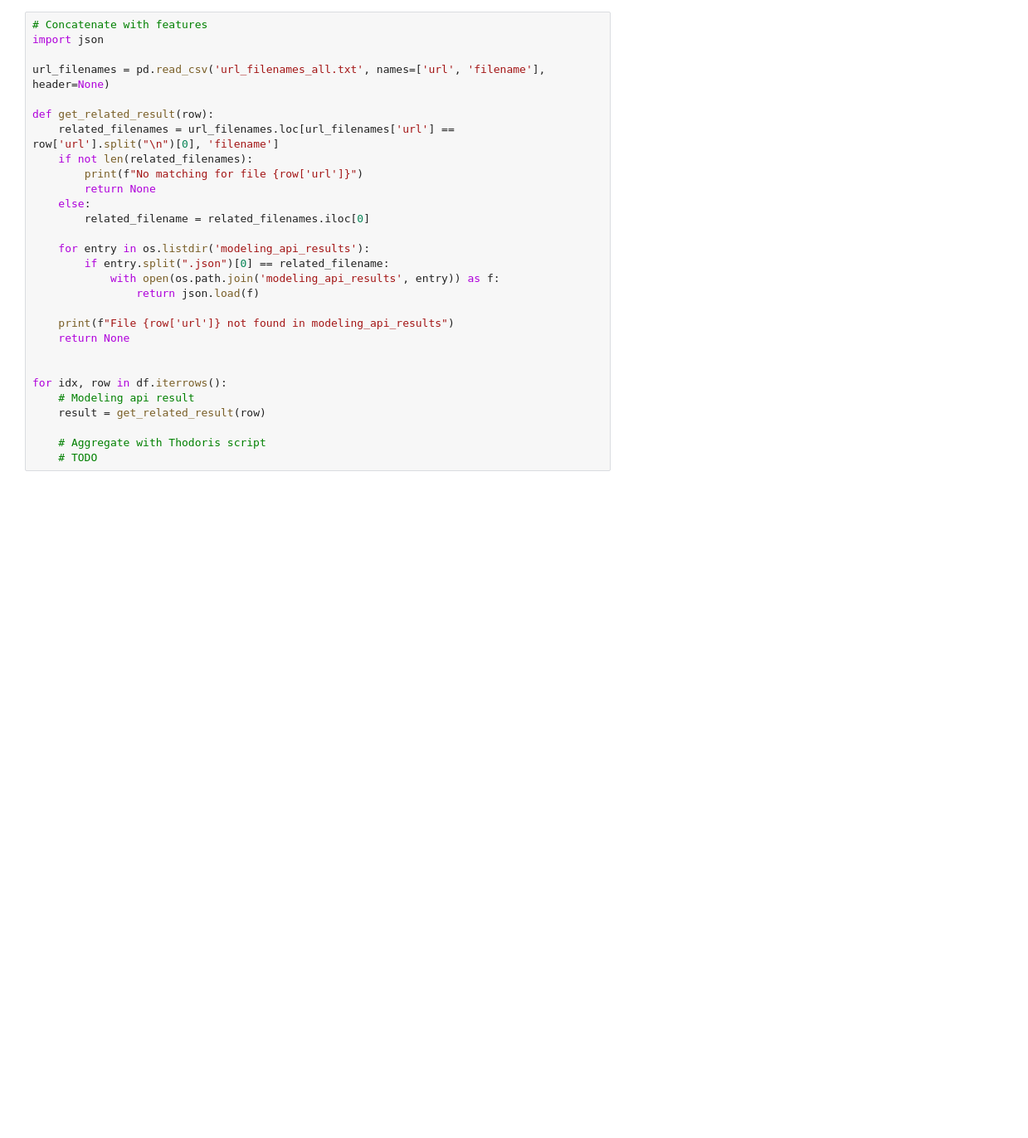
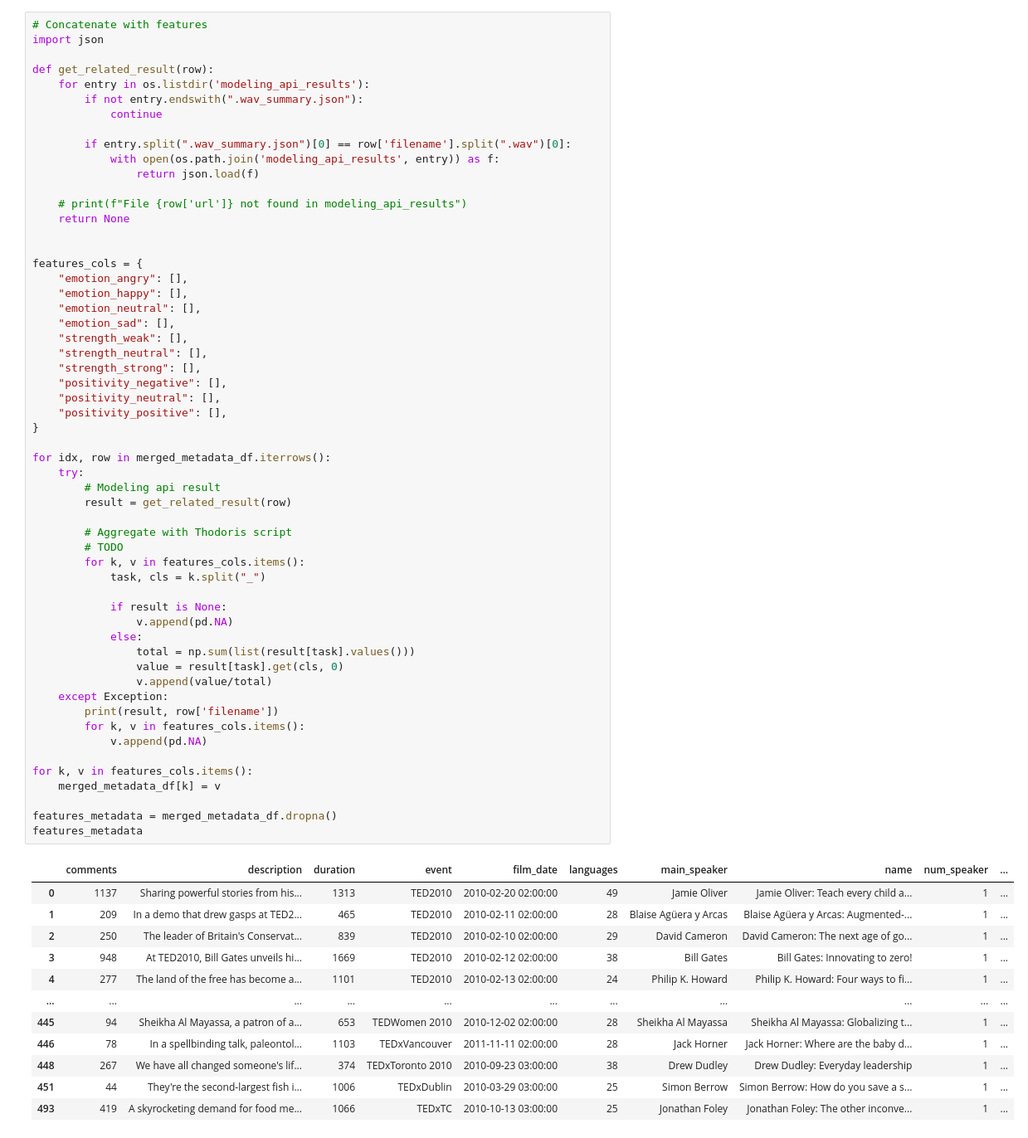
Before and after one commit to BehavioralSignalTechnologies/speaker_popularity, a Jupyter notebook: scripts/experiment_0.ipynb, the cells around one changed output. Shown at 83% size. Drawn from its saved outputs; the diff is of its cells as text; blank space fills up the shorter version.

```diff
--- a/scripts/experiment_0.ipynb
+++ b/scripts/experiment_0.ipynb
@@ -68,30 +85,69 @@ df['log_views_norm_cat'] = df['log_views_norm'].apply(map_to_label)
 # %%
 # Concatenate with features
 import json
 
-url_filenames = pd.read_csv('url_filenames_all.txt', names=['url', 'filename'], header=None)
+def get_related_result(row):
+    for entry in os.listdir('modeling_api_results'):
+        if not entry.endswith(".wav_summary.json"):
+            continue
 
-def get_related_result(row):
-    related_filenames = url_filenames.loc[url_filenames['url'] == row['url'].split("\n")[0], 'filename']
-    if not len(related_filenames):
-        print(f"No matching for file {row['url']}")
-        return None
-    else:
-        related_filename = related_filenames.iloc[0]
-
-    for entry in os.listdir('modeling_api_results'):
-        if entry.split(".json")[0] == related_filename:
+        if entry.split(".wav_summary.json")[0] == row['filename'].split(".wav")[0]:
             with open(os.path.join('modeling_api_results', entry)) as f:
                 return json.load(f)
 
-    print(f"File {row['url']} not found in modeling_api_results")
+    # print(f"File {row['url']} not found in modeling_api_results")
     return None
 
 
-for idx, row in df.iterrows():
-    # Modeling api result
-    result = get_related_result(row)
+features_cols = {
+    "emotion_angry": [],
+    "emotion_happy": [],
+    "emotion_neutral": [],
+    "emotion_sad": [],
+    "strength_weak": [],
+    "strength_neutral": [],
+    "strength_strong": [],
+    "positivity_negative": [],
+    "positivity_neutral": [],
+    "positivity_positive": [],
+}
 
-    # Aggregate with Thodoris script
-    # TODO
+for idx, row in merged_metadata_df.iterrows():
+    try:
+        # Modeling api result
+        result = get_related_result(row)
+
+        # Aggregate with Thodoris script
+        # TODO
+        for k, v in features_cols.items():
+            task, cls = k.split("_")
+
+            if result is None:
+                v.append(pd.NA)
+            else:
+                total = np.sum(list(result[task].values()))
+                value = result[task].get(cls, 0)
+                v.append(value/total)
+    except Exception:
+        print(result, row['filename'])
+        for k, v in features_cols.items():
+            v.append(pd.NA)
+
+for k, v in features_cols.items():
+    merged_metadata_df[k] = v
+
+features_metadata = merged_metadata_df.dropna()
+features_metadata
 # %% [output]
+|  | comments | description | duration | event | film_date | languages | main_speaker | name | num_speaker | ... |
+| 0 | 1137 | Sharing powerful stories from his... | 1313 | TED2010 | 2010-02-20 02:00:00 | 49 | Jamie Oliver | Jamie Oliver: Teach every child a... | 1 | ... |
+| 1 | 209 | In a demo that drew gasps at TED2... | 465 | TED2010 | 2010-02-11 02:00:00 | 28 | Blaise Agüera y Arcas | Blaise Agüera y Arcas: Augmented-... | 1 | ... |
+| 2 | 250 | The leader of Britain's Conservat... | 839 | TED2010 | 2010-02-10 02:00:00 | 29 | David Cameron | David Cameron: The next age of go... | 1 | ... |
+| 3 | 948 | At TED2010, Bill Gates unveils hi... | 1669 | TED2010 | 2010-02-12 02:00:00 | 38 | Bill Gates | Bill Gates: Innovating to zero! | 1 | ... |
+| 4 | 277 | The land of the free has become a... | 1101 | TED2010 | 2010-02-13 02:00:00 | 24 | Philip K. Howard | Philip K. Howard: Four ways to fi... | 1 | ... |
+| ... | ... | ... | ... | ... | ... | ... | ... | ... | ... | ... |
+| 445 | 94 | Sheikha Al Mayassa, a patron of a... | 653 | TEDWomen 2010 | 2010-12-02 02:00:00 | 28 | Sheikha Al Mayassa | Sheikha Al Mayassa: Globalizing t... | 1 | ... |
+| 446 | 78 | In a spellbinding talk, paleontol... | 1103 | TEDxVancouver | 2011-11-11 02:00:00 | 28 | Jack Horner | Jack Horner: Where are the baby d... | 1 | ... |
+| 448 | 267 | We have all changed someone's lif... | 374 | TEDxToronto 2010 | 2010-09-23 03:00:00 | 38 | Drew Dudley | Drew Dudley: Everyday leadership | 1 | ... |
+| 451 | 44 | They're the second-largest fish i... | 1006 | TEDxDublin | 2010-03-29 03:00:00 | 25 | Simon Berrow | Simon Berrow: How do you save a s... | 1 | ... |
+| 493 | 419 | A skyrocketing demand for food me... | 1066 | TEDxTC | 2010-10-13 03:00:00 | 25 | Jonathan Foley | Jonathan Foley: The other inconve... | 1 | ... |
```
Also changed, not shown: parts of 7 cells of this notebook.
